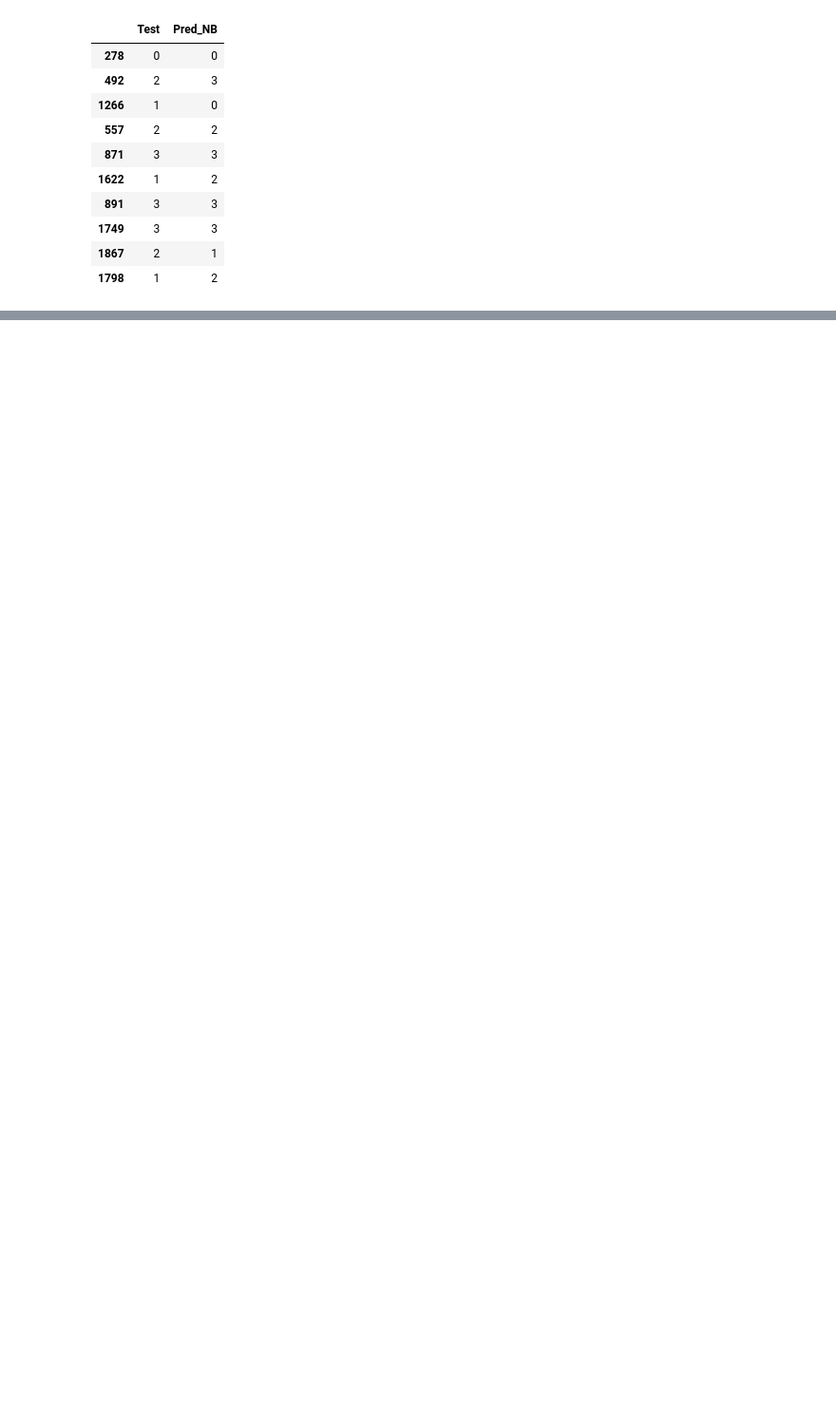
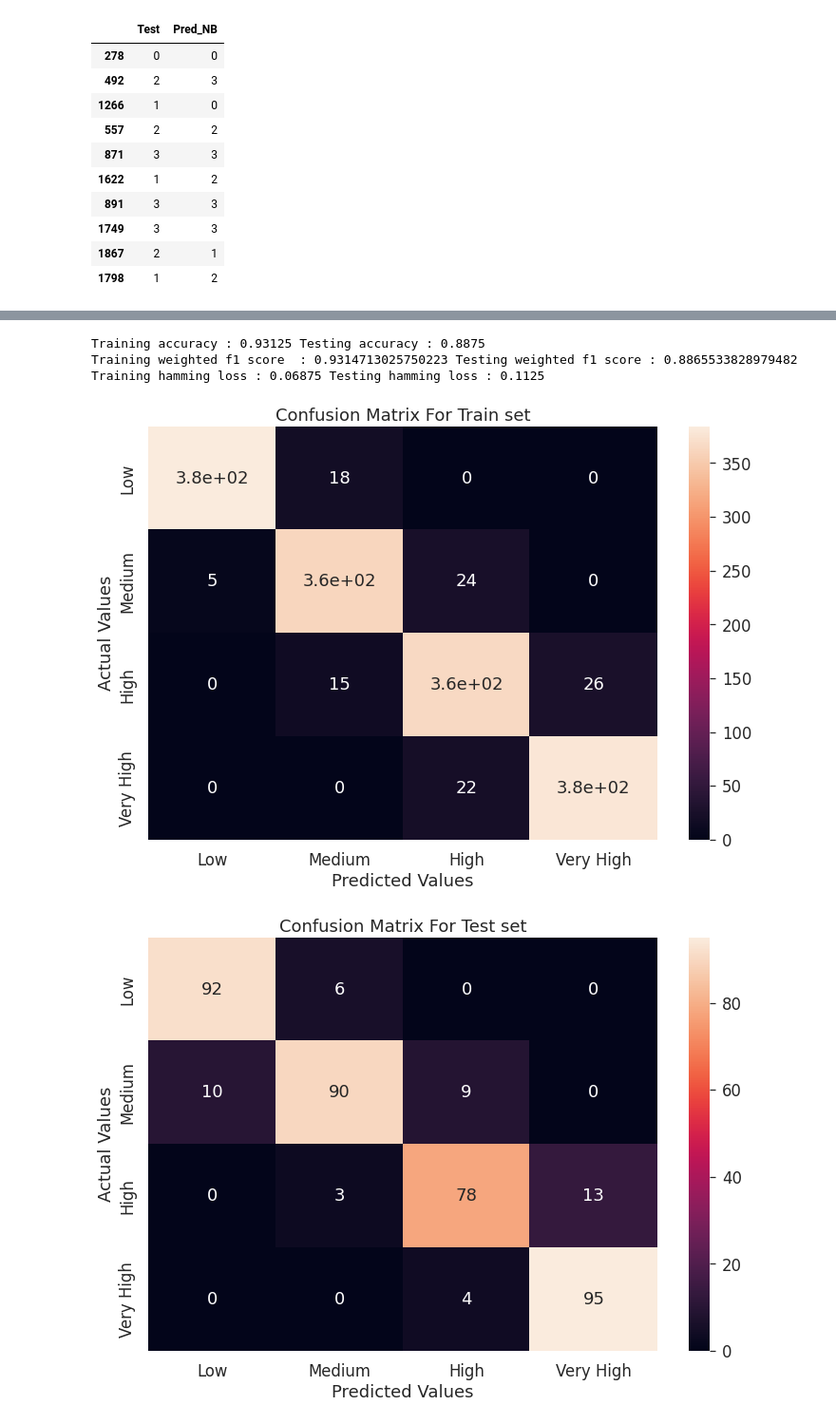
Before and after one commit to palash-21/Mobile-Price-Range-Prediction, a Jupyter notebook: Mobile_Price_Range_Prediction.ipynb, the cells around one changed output, grey strips where cells are left out. Shown at 95% size. Cells and saved outputs as stored; diff of their text form; code cells hidden in the pictures; blank space fills up the shorter version.

```diff
--- a/Mobile_Price_Range_Prediction.ipynb
+++ b/Mobile_Price_Range_Prediction.ipynb
@@ -781,0 +864,10 @@ predict_df
+# %%
+# Tuning hyperparameters for a better fit
+# Cross-validation
+d_tree_model_cv = DecisionTreeClassifier()
+grid_values = {'min_samples_leaf':[3,4,5],'max_depth' : [3,4,5,6,7,8],'criterion':['entropy','gini'], 'max_leaf_nodes':[10,20,30,40,50]}
+d_tree_cv = GridSearchCV(d_tree_model_cv, param_grid = grid_values, scoring = 'accuracy', cv=5,verbose=3)
+
+# Fit the object to train dataset
+
+d_tree_cv.fit(X_train_std, y_train)
@@ -781,0 +905,3 @@ predict_df
+# %%
+y_train_pred_bestfit_tree = d_tree_cv.predict(X_train_std)
+y_pred_bestfit_tree = d_tree_cv.predict(X_test_std)
@@ -781,0 +937,25 @@ predict_df
+# %%
+# Storing accuracy , weighted f1_score and hamming_loss
+bestfit_tree_y_train_acc = accuracy_score(y_train, y_train_pred_bestfit_tree)
+bestfit_tree_y_test_acc = accuracy_score(y_test, y_pred_bestfit_tree)
+bestfit_tree_y_train_f1 = f1_score(y_train, y_train_pred_bestfit_tree,average='weighted')
+bestfit_tree_y_test_f1 = f1_score(y_test, y_pred_bestfit_tree,average='weighted')
+bestfit_tree_y_train_hl = hamming_loss(y_train, y_train_pred_bestfit_tree)
+bestfit_tree_y_test_hl = hamming_loss(y_test, y_pred_bestfit_tree)
+
+print("Training accuracy", ":", bestfit_tree_y_train_acc ,
+      "Testing accuracy", ":",bestfit_tree_y_test_acc)
+print("Training weighted f1 score ", ":", bestfit_tree_y_train_f1,
+      "Testing weighted f1 score", ":",bestfit_tree_y_test_f1)
+print("Training hamming loss", ":", bestfit_tree_y_train_hl ,
+      "Testing hamming loss", ":",bestfit_tree_y_test_hl)
+# %% [output]
+Training accuracy : 0.93125 Testing accuracy : 0.8875
+Training weighted f1 score  : 0.9314713025750223 Testing weighted f1 score : 0.8865533828979482
+Training hamming loss : 0.06875 Testing hamming loss : 0.1125
+# %%
+# Confusion Mattrix for bestfit model
+CM(y_train,y_train_pred_bestfit_tree,y_test,y_pred_bestfit_tree)
+# %% [output]
+[figure, added]
+[figure, added]
```
Also changed, not shown: parts of 52 cells of this notebook.
